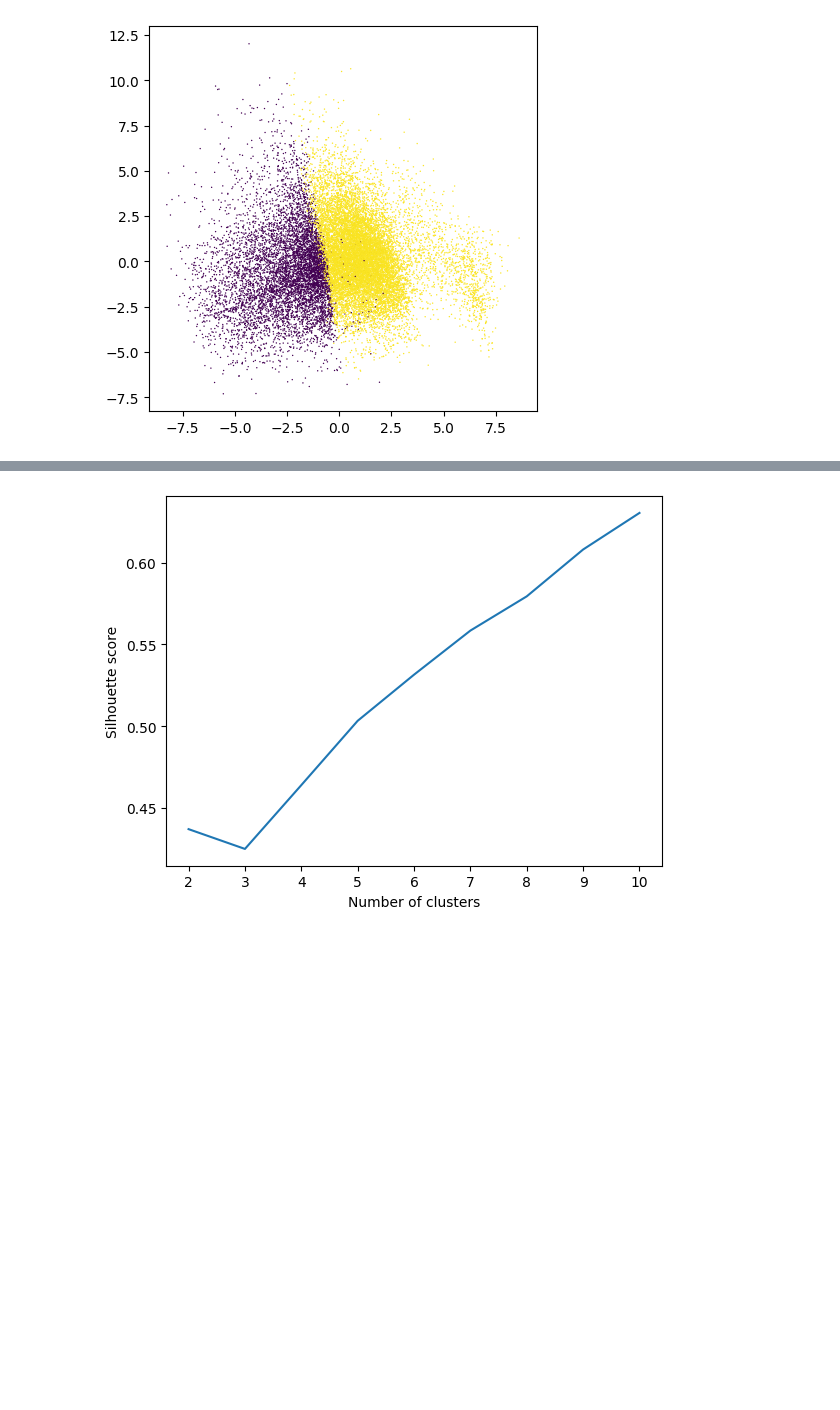
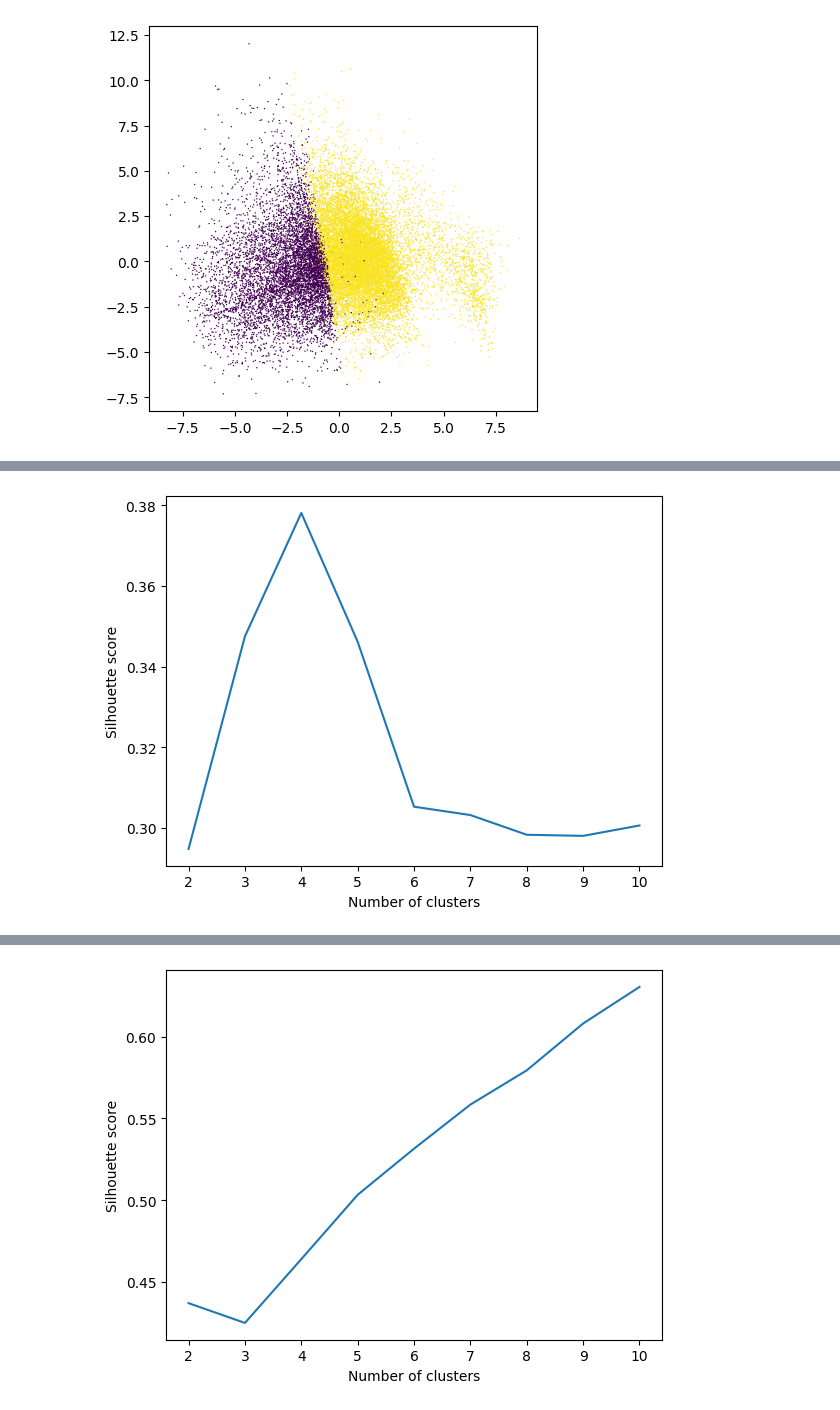
Before and after one commit to gentannipea/DataMining-2023, a Jupyter notebook: notebooks/claudia/Clustering_c0.ipynb, the cells around one changed output, grey strips where cells are left out. Cells and saved outputs as stored; diff of their text form; code cells hidden in the pictures; blank space fills up the shorter version.

```diff
--- a/notebooks/claudia/Clustering_c0.ipynb
+++ b/notebooks/claudia/Clustering_c0.ipynb
@@ -282,0 +318,15 @@ plt.show()
+# %%
+k_min = 2
+k_max = 10
+
+scores, models, samples = k_means(numerical_r2, n_samples=10, sample_size=10000, k_min=k_min, k_max=k_max, return_models=True)
+# %%
+k_min = 2
+k_max = 10
+
+plt.plot(range(k_min, k_max+1), scores)
+plt.xlabel('Number of clusters')
+plt.ylabel('Silhouette score')
+plt.show()
+# %% [output]
+[figure, added]
```
Also changed, not shown: parts of 11 cells of this notebook.
